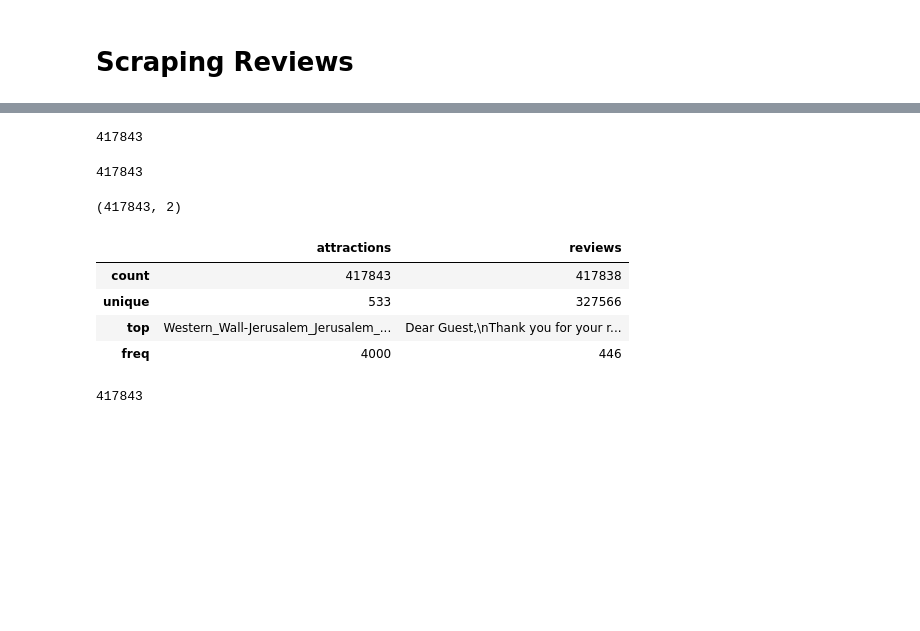
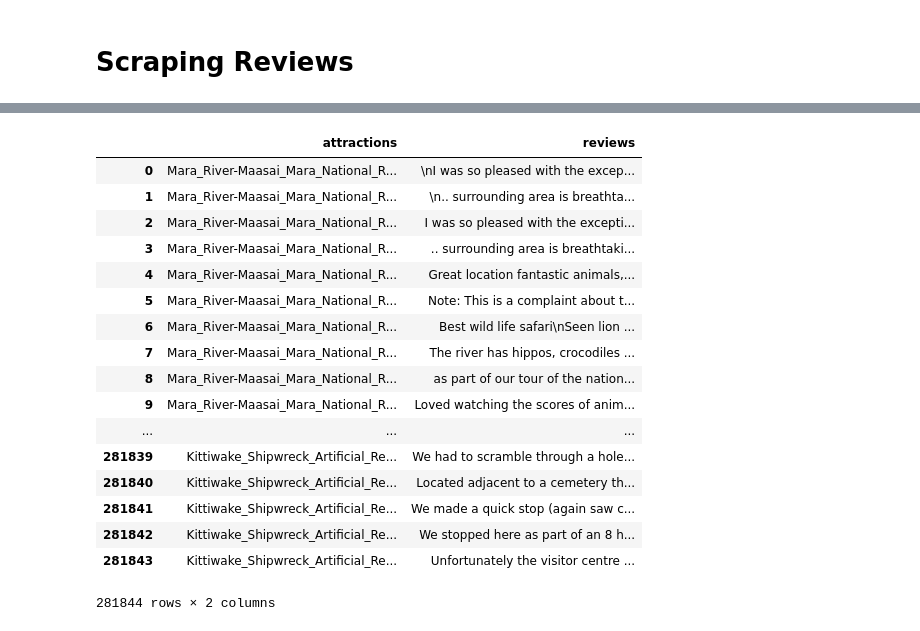
Before and after one commit to iglee/outrunJulesVerne, a Jupyter notebook: Scraping_reviews_first_round.ipynb, the cells around one changed output, grey strips where cells are left out. Cells and saved outputs as stored; diff of their text form; code cells hidden in the pictures; blank space fills up the shorter version.

```diff
--- a/Scraping_reviews_first_round.ipynb
+++ b/Scraping_reviews_first_round.ipynb
@@ -144,18 +57,10 @@ for i in range(len(label_len)):
 attr_label_total = []
 for x in attr_label:
     attr_label_total+=x
-# %%
-len(attr_label_total)
-# %% [output]
-417843
 # %%
 reviews = []
 for i in range(len(reviews_total)):
     reviews += reviews_total[i]
-# %%
-len(reviews)
-# %% [output]
-417843
 # %%
 reviews_so_far = zip(attr_label_total, reviews)
 # %%
@@ -165,4 +70,23 @@ with open('data/reviews_0.csv','wb') as out:
     for row in reviews_so_far:
         csv_out.writerow(row)
 # %%
-df = pd.read_csv('data/reviews_0.csv')
+pd.read_csv('data/reviews_1.csv')
+# %% [output]
+|  | attractions | reviews |
+| 0 | Mara_River-Maasai_Mara_National_R... | \nI was so pleased with the excep... |
+| 1 | Mara_River-Maasai_Mara_National_R... | \n.. surrounding area is breathta... |
+| 2 | Mara_River-Maasai_Mara_National_R... | I was so pleased with the excepti... |
+| 3 | Mara_River-Maasai_Mara_National_R... | .. surrounding area is breathtaki... |
+| 4 | Mara_River-Maasai_Mara_National_R... | Great location fantastic animals,... |
+| 5 | Mara_River-Maasai_Mara_National_R... | Note: This is a complaint about t... |
+| 6 | Mara_River-Maasai_Mara_National_R... | Best wild life safari\nSeen lion ... |
+| 7 | Mara_River-Maasai_Mara_National_R... | The river has hippos, crocodiles ... |
+| 8 | Mara_River-Maasai_Mara_National_R... | as part of our tour of the nation... |
+| 9 | Mara_River-Maasai_Mara_National_R... | Loved watching the scores of anim... |
+| ... | ... | ... |
+| 281839 | Kittiwake_Shipwreck_Artificial_Re... | We had to scramble through a hole... |
+| 281840 | Kittiwake_Shipwreck_Artificial_Re... | Located adjacent to a cemetery th... |
+| 281841 | Kittiwake_Shipwreck_Artificial_Re... | We made a quick stop (again saw c... |
+| 281842 | Kittiwake_Shipwreck_Artificial_Re... | We stopped here as part of an 8 h... |
+| 281843 | Kittiwake_Shipwreck_Artificial_Re... | Unfortunately the visitor centre ... |
+281844 rows × 2 columns
@@ -191,16 +92,0 @@ for i in range(len(url)):
-# %%
-df.shape
-# %% [output]
-(417843, 2)
-# %%
-df.describe()
-# %% [output]
-|  | attractions | reviews |
-| count | 417843 | 417838 |
-| unique | 533 | 327566 |
-| top | Western_Wall-Jerusalem_Jerusalem_... | Dear Guest,\nThank you for your r... |
-| freq | 4000 | 446 |
-# %%
-len(reviews)
-# %% [output]
-417843
```
Also changed, not shown: parts of 16 cells of this notebook, 3 other files.
